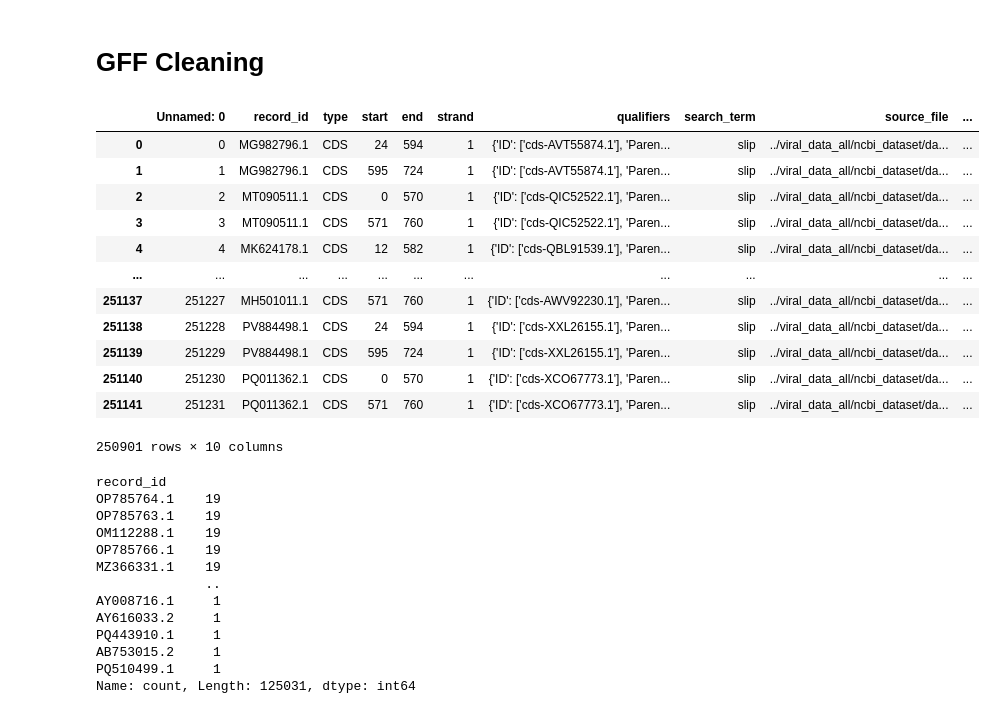
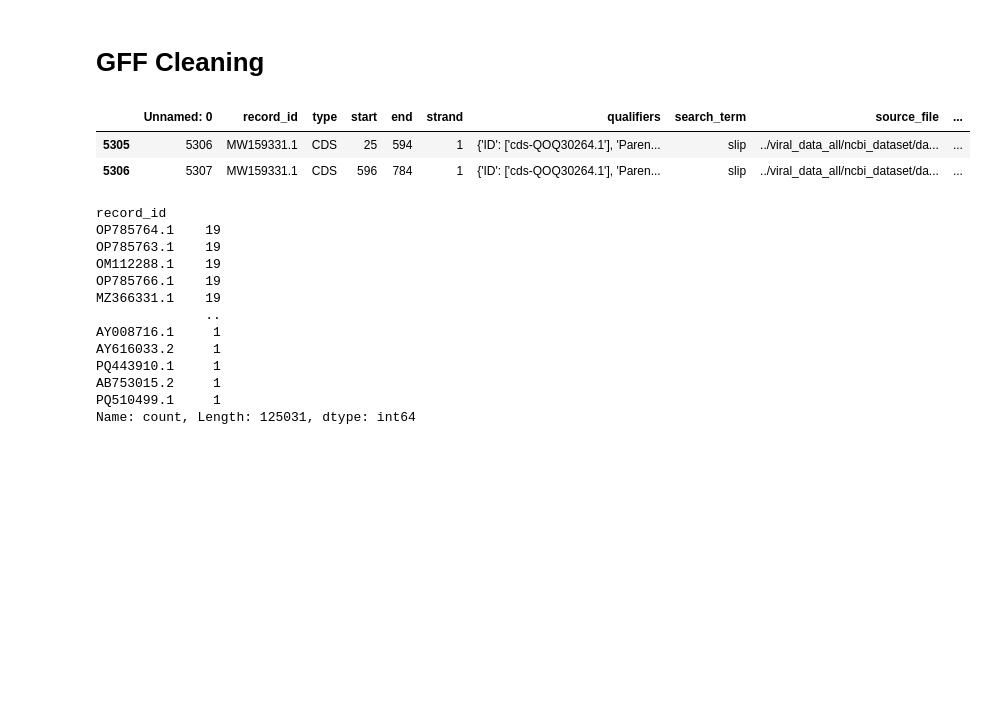
Before and after one commit to khoa-yelo/PRForm, a Jupyter notebook: scripts/dataset_creation2.ipynb, the cells around one changed output. Drawn from its saved outputs; the diff is of its cells as text; code cells hidden in the pictures; blank space fills up the shorter version.

```diff
--- a/scripts/dataset_creation2.ipynb
+++ b/scripts/dataset_creation2.ipynb
@@ -36,21 +36,11 @@ gff_parsed['exception'] = gff_parsed['qualifiers'].apply(lambda x: x.get('except
 # %%
 gff_parsed = gff_parsed[gff_parsed['exception'].str.contains('ibosom', case=False, na=False)]
 # %%
-gff_parsed
+gff_parsed[gff_parsed['record_id'] == 'MW159331.1']
 # %% [output]
 |  | Unnamed: 0 | record_id | type | start | end | strand | qualifiers | search_term | source_file | ... |
-| 0 | 0 | MG982796.1 | CDS | 24 | 594 | 1 | {'ID': ['cds-AVT55874.1'], 'Paren... | slip | ../viral_data_all/ncbi_dataset/da... | ... |
-| 1 | 1 | MG982796.1 | CDS | 595 | 724 | 1 | {'ID': ['cds-AVT55874.1'], 'Paren... | slip | ../viral_data_all/ncbi_dataset/da... | ... |
-| 2 | 2 | MT090511.1 | CDS | 0 | 570 | 1 | {'ID': ['cds-QIC52522.1'], 'Paren... | slip | ../viral_data_all/ncbi_dataset/da... | ... |
-| 3 | 3 | MT090511.1 | CDS | 571 | 760 | 1 | {'ID': ['cds-QIC52522.1'], 'Paren... | slip | ../viral_data_all/ncbi_dataset/da... | ... |
-| 4 | 4 | MK624178.1 | CDS | 12 | 582 | 1 | {'ID': ['cds-QBL91539.1'], 'Paren... | slip | ../viral_data_all/ncbi_dataset/da... | ... |
-| ... | ... | ... | ... | ... | ... | ... | ... | ... | ... | ... |
-| 251137 | 251227 | MH501011.1 | CDS | 571 | 760 | 1 | {'ID': ['cds-AWV92230.1'], 'Paren... | slip | ../viral_data_all/ncbi_dataset/da... | ... |
-| 251138 | 251228 | PV884498.1 | CDS | 24 | 594 | 1 | {'ID': ['cds-XXL26155.1'], 'Paren... | slip | ../viral_data_all/ncbi_dataset/da... | ... |
-| 251139 | 251229 | PV884498.1 | CDS | 595 | 724 | 1 | {'ID': ['cds-XXL26155.1'], 'Paren... | slip | ../viral_data_all/ncbi_dataset/da... | ... |
-| 251140 | 251230 | PQ011362.1 | CDS | 0 | 570 | 1 | {'ID': ['cds-XCO67773.1'], 'Paren... | slip | ../viral_data_all/ncbi_dataset/da... | ... |
-| 251141 | 251231 | PQ011362.1 | CDS | 571 | 760 | 1 | {'ID': ['cds-XCO67773.1'], 'Paren... | slip | ../viral_data_all/ncbi_dataset/da... | ... |
+| 5305 | 5306 | MW159331.1 | CDS | 25 | 594 | 1 | {'ID': ['cds-QOQ30264.1'], 'Paren... | slip | ../viral_data_all/ncbi_dataset/da... | ... |
+| 5306 | 5307 | MW159331.1 | CDS | 596 | 784 | 1 | {'ID': ['cds-QOQ30264.1'], 'Paren... | slip | ../viral_data_all/ncbi_dataset/da... | ... |
-250901 rows × 10 columns
 # %%
 gff_parsed.record_id.value_counts()
 # %% [output]
```
Also changed, not shown: parts of 21 cells of this notebook, 1 other file.
